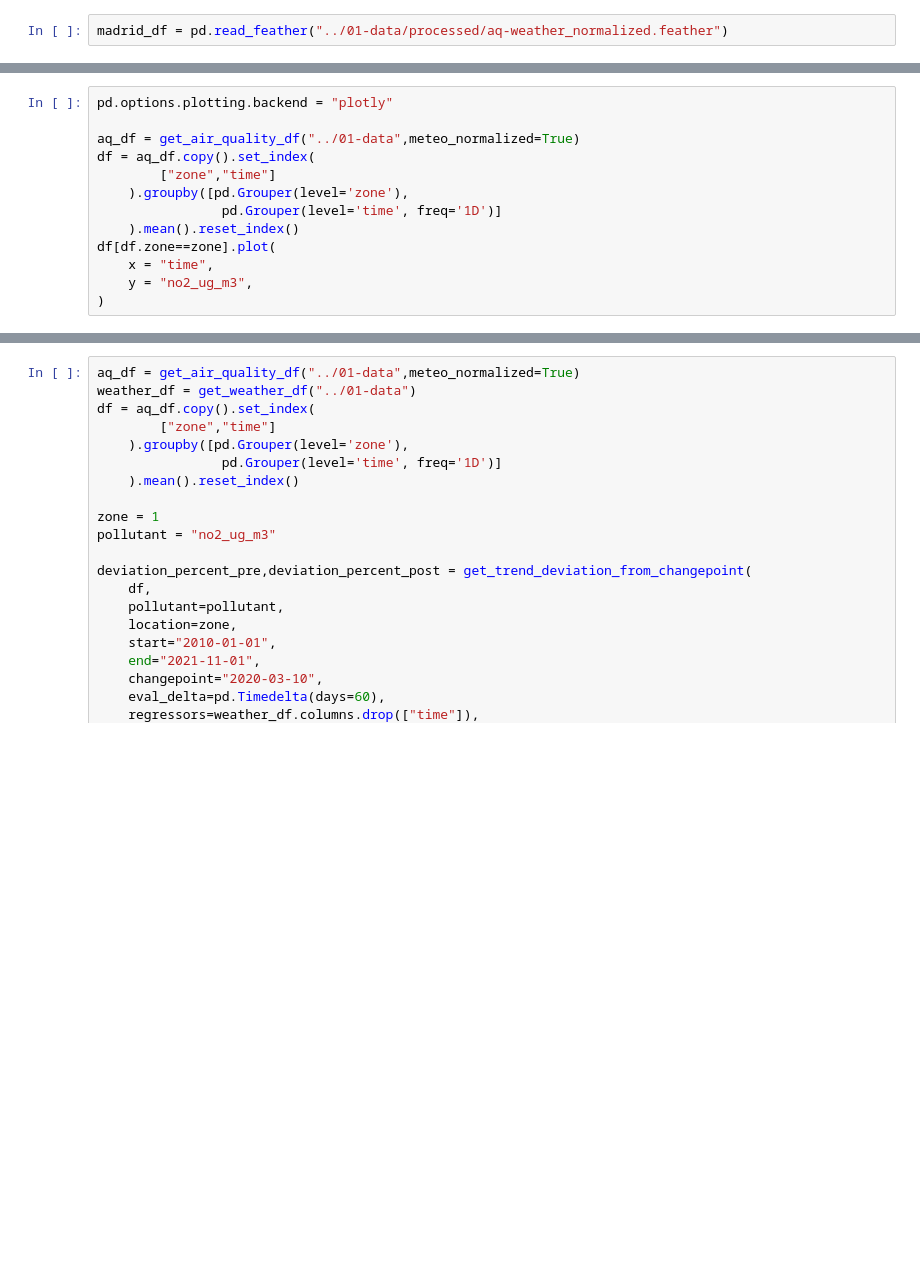
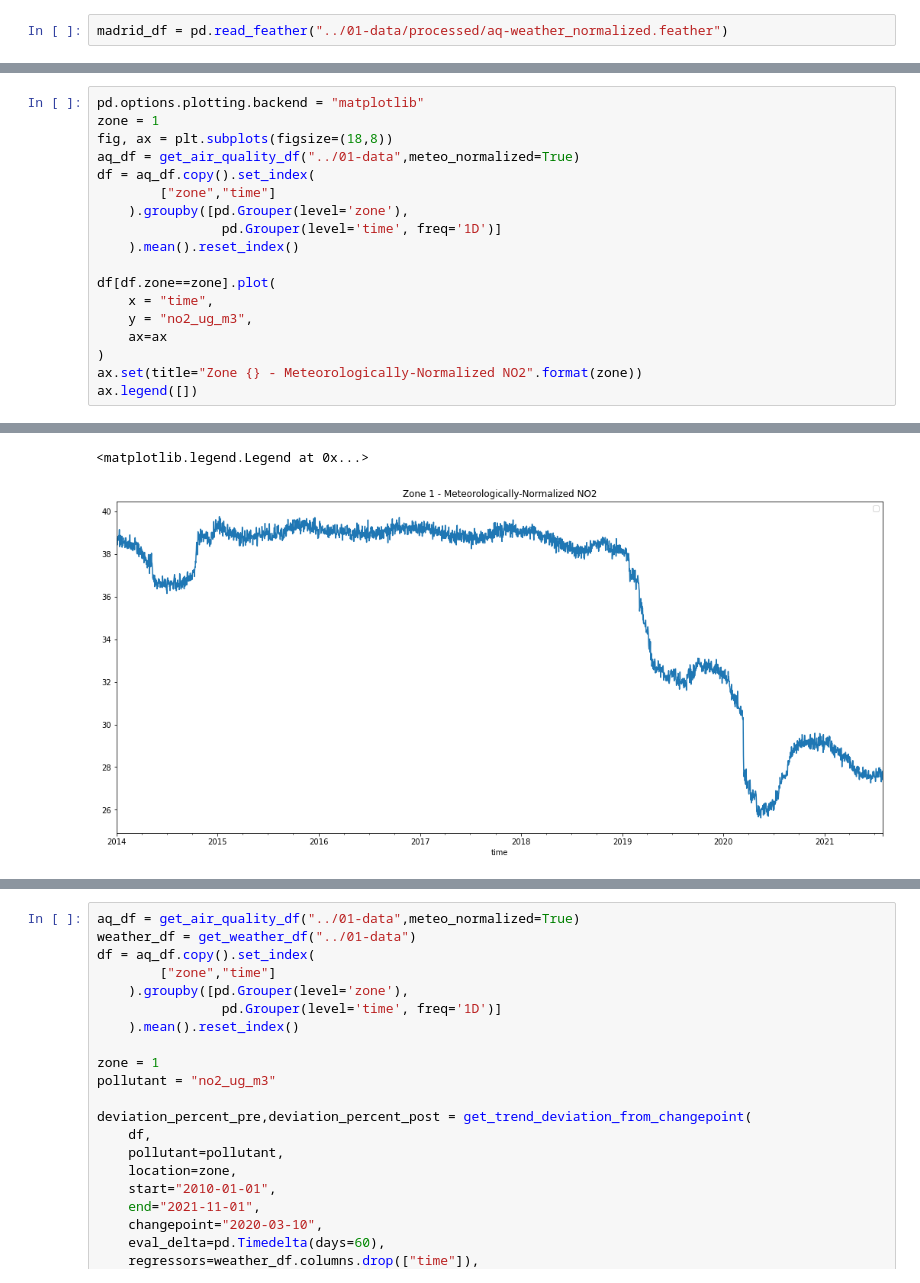
Before and after one commit to simonsanvil/Madrid-AirQuality-Analysis, a Jupyter notebook: notebooks/08-change_point_detection.ipynb, the cells around one changed output, grey strips where cells are left out. Drawn from its saved outputs; the diff is of its cells as text; blank space fills up the shorter version.

```diff
--- a/notebooks/08-change_point_detection.ipynb
+++ b/notebooks/08-change_point_detection.ipynb
@@ -65,14 +65,19 @@ INFO:train_model:3 CHANGEPOINT(S) DETECTED
 # %%
-pd.options.plotting.backend = "plotly"
-
+pd.options.plotting.backend = "matplotlib"
+zone = 1
+fig, ax = plt.subplots(figsize=(18,8))
 aq_df = get_air_quality_df("../01-data",meteo_normalized=True)
 df = aq_df.copy().set_index(
         ["zone","time"]
     ).groupby([pd.Grouper(level='zone'),
                 pd.Grouper(level='time', freq='1D')]
     ).mean().reset_index()
+
 df[df.zone==zone].plot(
     x = "time",
     y = "no2_ug_m3",
+    ax=ax
 )
+ax.set(title="Zone {} - Meteorologically-Normalized NO2".format(zone))
+ax.legend([])
 # %% [output]
@@ -80,3 +84,5 @@ df[df.zone==zone].plot(
+<matplotlib.legend.Legend at 0x...>
+[figure, added]
 # %%
 pd.options.plotting.backend = "plotly"
 
```
Also changed, not shown: parts of 8 cells of this notebook.
